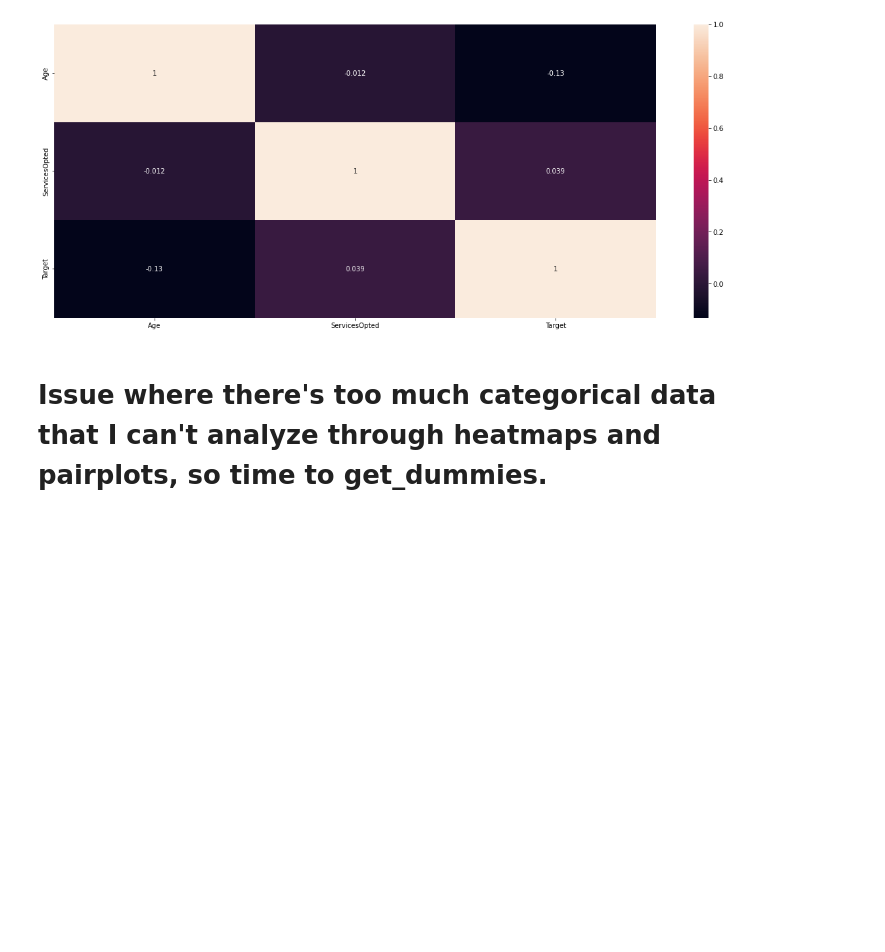
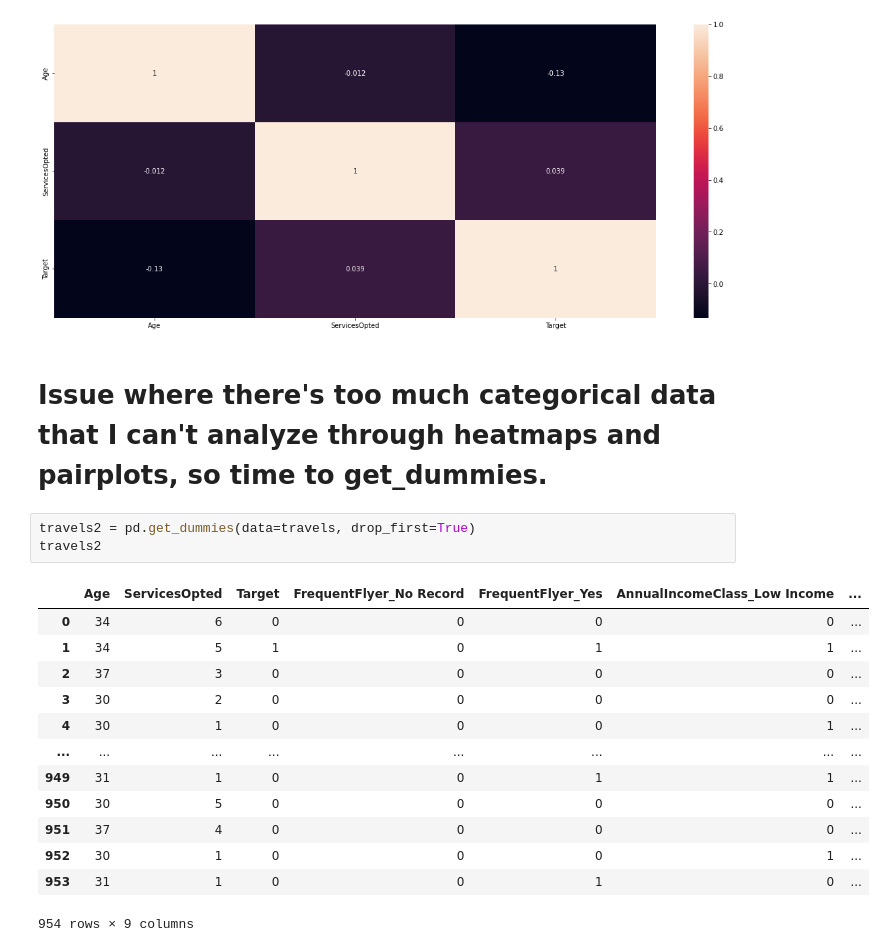
Before and after one commit to Katherine89Lee/Tour-and-Travel-Data-Analysis, a Jupyter notebook: Travel Analysis.ipynb, the cells around one changed output. Cells and saved outputs as stored; diff of their text form; blank space fills up the shorter version.

```diff
--- a/Travel Analysis.ipynb
+++ b/Travel Analysis.ipynb
@@ -36,3 +36,20 @@ sns.heatmap(travels.corr(), annot=True)
 [figure]
 # %% [markdown]
 # Issue where there's too much categorical data that I can't analyze through heatmaps and pairplots, so time to get_dummies.
+# %%
+travels2 = pd.get_dummies(data=travels, drop_first=True)
+travels2
+# %% [output]
+|  | Age | ServicesOpted | Target | FrequentFlyer_No Record | FrequentFlyer_Yes | AnnualIncomeClass_Low Income | ... |
+| 0 | 34 | 6 | 0 | 0 | 0 | 0 | ... |
+| 1 | 34 | 5 | 1 | 0 | 1 | 1 | ... |
+| 2 | 37 | 3 | 0 | 0 | 0 | 0 | ... |
+| 3 | 30 | 2 | 0 | 0 | 0 | 0 | ... |
+| 4 | 30 | 1 | 0 | 0 | 0 | 1 | ... |
+| ... | ... | ... | ... | ... | ... | ... | ... |
+| 949 | 31 | 1 | 0 | 0 | 1 | 1 | ... |
+| 950 | 30 | 5 | 0 | 0 | 0 | 0 | ... |
+| 951 | 37 | 4 | 0 | 0 | 0 | 0 | ... |
+| 952 | 30 | 1 | 0 | 0 | 0 | 1 | ... |
+| 953 | 31 | 1 | 0 | 0 | 1 | 0 | ... |
+954 rows × 9 columns
```
Also changed, not shown: parts of 2 cells of this notebook.
